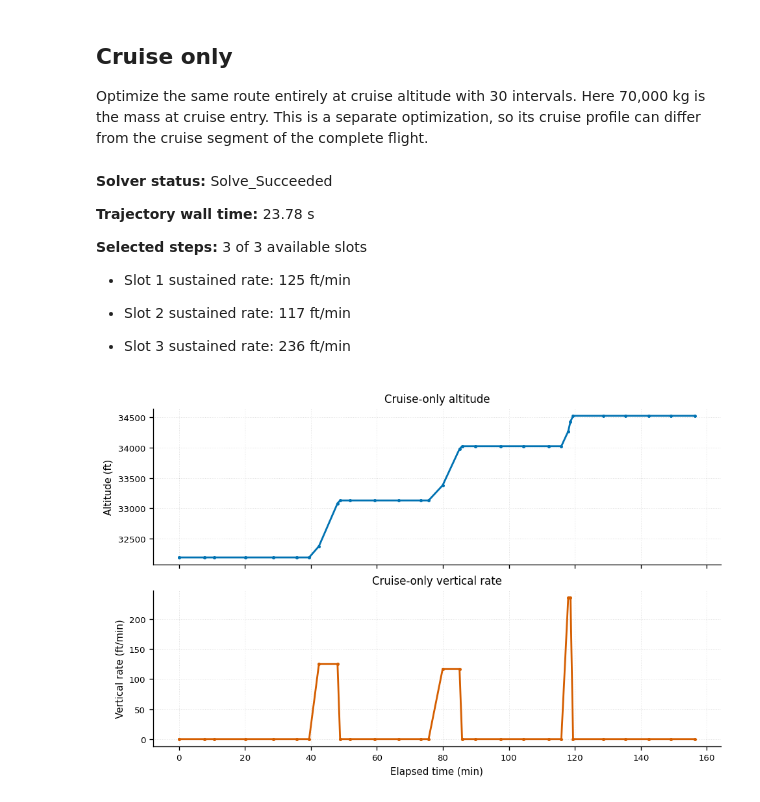
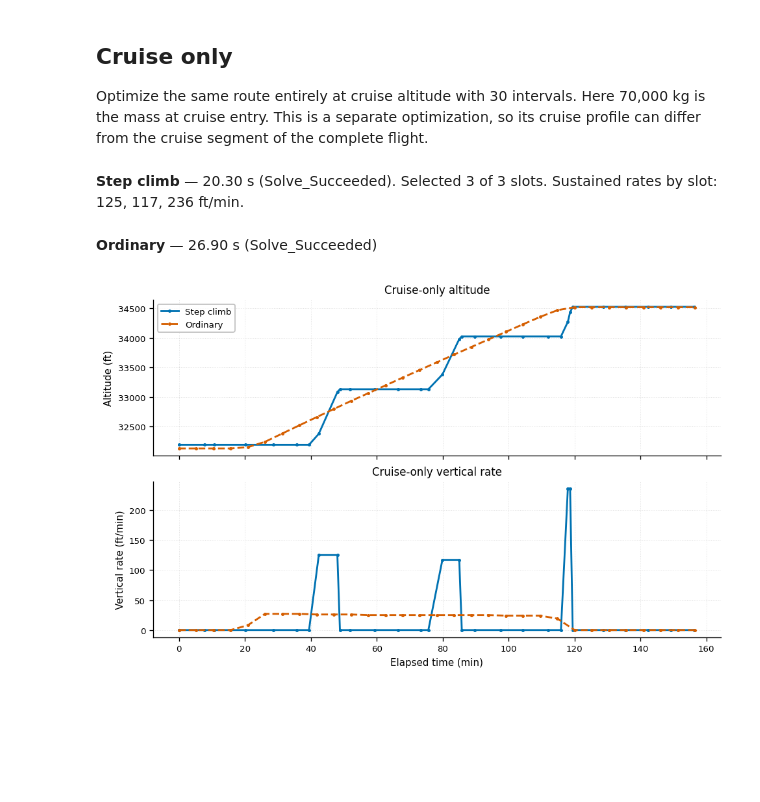
Before and after one commit to junzis/opentop, a Jupyter notebook: examples/step_climb.ipynb, the cells around one changed output. Drawn from its saved outputs; the diff is of its cells as text; code cells hidden in the pictures; blank space fills up the shorter version.

```diff
--- a/examples/step_climb.ipynb
+++ b/examples/step_climb.ipynb
@@ -101,44 +110,28 @@ plt.show()
 
 Optimize the same route entirely at cruise altitude with 30 intervals. Here 70,000 kg is the mass at cruise entry. This is a separate optimization, so its cruise profile can differ from the cruise segment of the complete flight.
 # %%
-cruise_optimizer = opentop.Cruise("A320", "EHAM", "LGAV", m0=70_000)
-cruise_optimizer.setup(nodes=30)
-
-started = perf_counter()
-cruise_result = cruise_optimizer.trajectory(step_climb=True, result_object=True)
-cruise_elapsed = perf_counter() - started
-if not cruise_result.success:
-    raise RuntimeError(f"Cruise optimization failed: {cruise_result.status}")
-
-show_steps(cruise_result, cruise_optimizer.step_climb_diagnostics, cruise_elapsed)
+cruise_flights = compare_profiles(opentop.Cruise, 30)
 # %% [output]
-**Solver status:** Solve_Succeeded
-
-**Trajectory wall time:** 23.78 s
-
-**Selected steps:** 3 of 3 available slots
-
-- Slot 1 sustained rate: 125 ft/min
-
-- Slot 2 sustained rate: 117 ft/min
-
-- Slot 3 sustained rate: 236 ft/min
+**Step climb** — 20.30 s (Solve_Succeeded). Selected 3 of 3 slots. Sustained rates by slot: 125, 117, 236 ft/min.
+**Ordinary** — 26.90 s (Solve_Succeeded)
 # %%
-cruise_only = cruise_result.df
-minutes = cruise_only["ts"] / 60
-
 fig, (altitude, rate) = plt.subplots(
     2, 1, figsize=(8, 5), sharex=True, layout="constrained"
 )
-altitude.plot(minutes, cruise_only["altitude"], ".-")
+for label, cruise in cruise_flights.items():
+    minutes = (cruise["ts"] - cruise["ts"].iloc[0]) / 60
+    plot_cruise(altitude, rate, minutes, cruise, label)
+
 altitude.set(title="Cruise-only altitude", ylabel="Altitude (ft)")
 altitude.ticklabel_format(axis="y", style="plain", useOffset=False)
-
-rate.plot(minutes, cruise_only["vertical_rate"], ".-", color="C1")
-rate.set(title="Cruise-only vertical rate", ylabel="Vertical rate (ft/min)")
+altitude.legend()
+rate.set(
+    title="Cruise-only vertical rate",
+    ylabel="Vertical rate (ft/min)",
+    xlabel="Elapsed time (min)",
+)
 for axis in (altitude, rate):
     axis.grid(True)
-rate.set_xlabel("Elapsed time (min)")
 plt.show()
 # %% [output]
-[figure, old version]
+[figure, new version]
```
Also changed, not shown: parts of 7 cells of this notebook, 1 other file.
